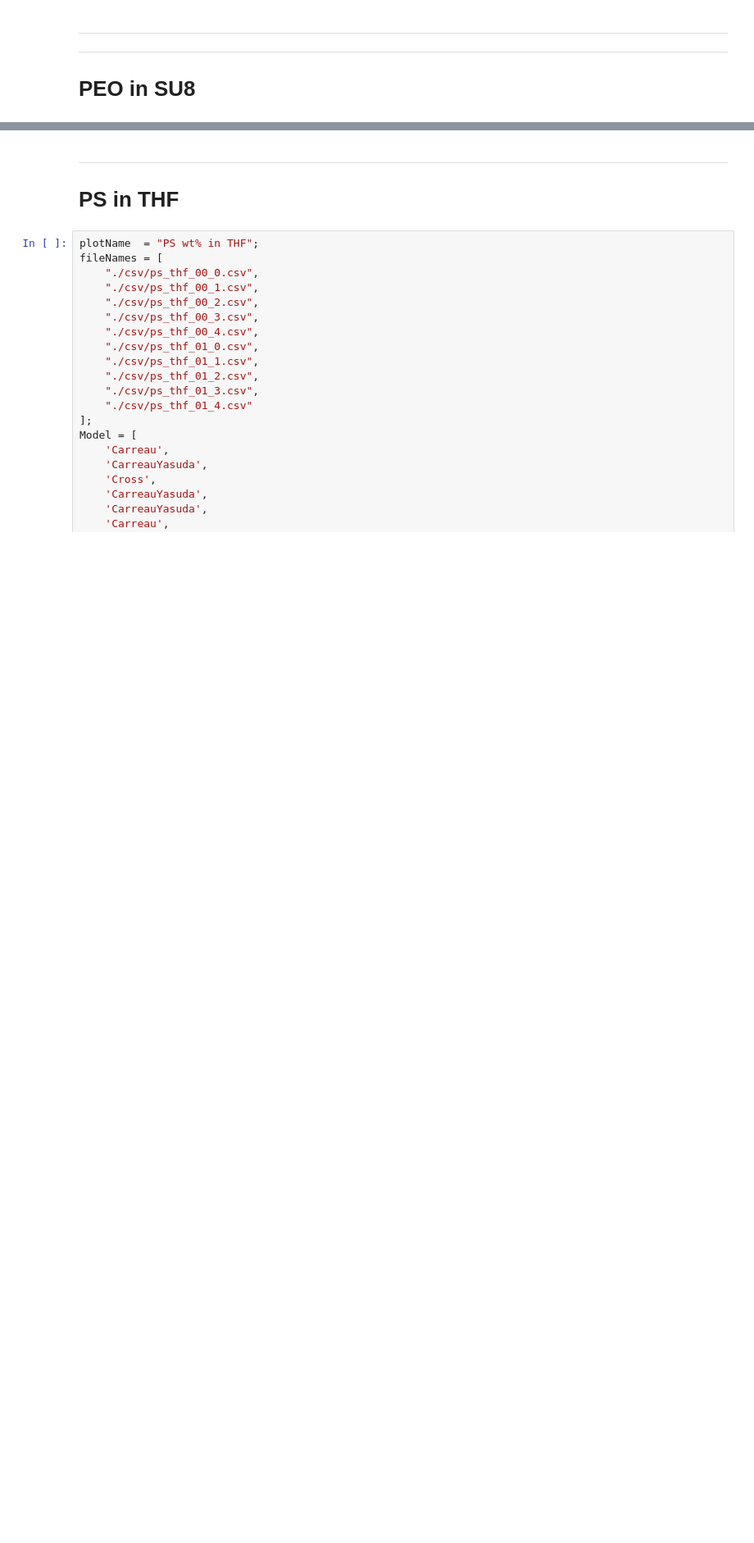
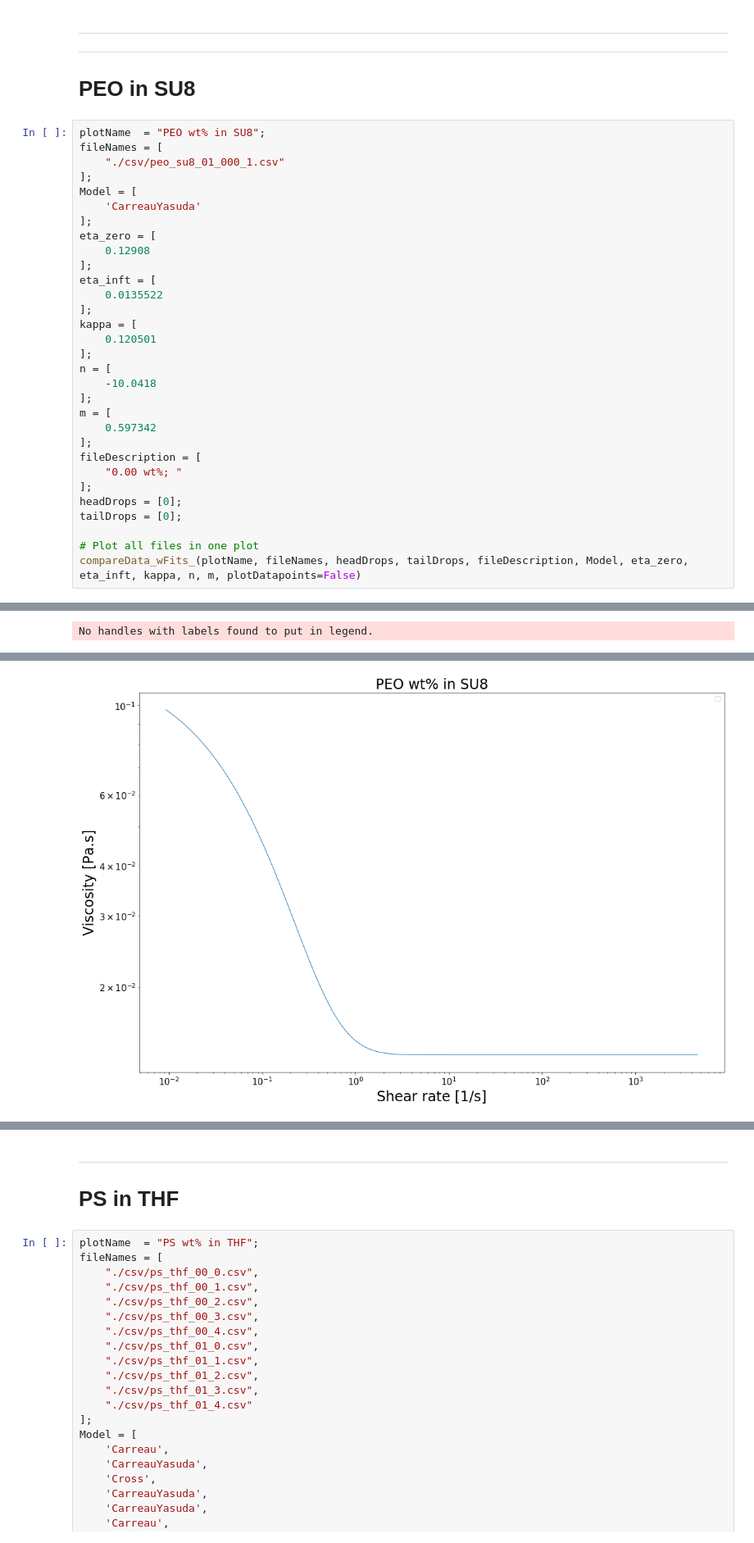
Before and after one commit to KiraSensei13/MNT_ITESM_Thesis, a Jupyter notebook: Viscosity/TRIOSplots.ipynb, the cells around one changed output, grey strips where cells are left out. Shown at 82% size. Cells and saved outputs as stored; diff of their text form; blank space fills up the shorter version.

```diff
--- a/Viscosity/TRIOSplots.ipynb
+++ b/Viscosity/TRIOSplots.ipynb
@@ -298,3 +300,35 @@ def compareData_wFits_(plotname, filemanes, headDrop, tailDrop, plotlabels, Mode
 ---
 ---
 # PEO in SU8
+# %%
+plotName  = "PEO wt% in SU8";
+fileNames = [
+    "./csv/peo_su8_01_000_1.csv"
+];
+Model = [
+    'CarreauYasuda'
+];
+eta_zero = [
+    0.12908
+];
+eta_inft = [
+    0.0135522
+];
+kappa = [
+    0.120501
+];
+n = [
+    -10.0418
+];
+m = [
+    0.597342
+];
+fileDescription = [
+    "0.00 wt%; "
+];
+headDrops = [0];
+tailDrops = [0];
+
+# Plot all files in one plot
+compareData_wFits_(plotName, fileNames, headDrops, tailDrops, fileDescription, Model, eta_zero, eta_inft, kappa, n, m, plotDatapoints=False)
+# %% [output]
@@ -300,0 +349 @@ def compareData_wFits_(plotname, filemanes, headDrop, tailDrop, plotlabels, Mode
+No handles with labels found to put in legend.
@@ -301,3 +351,4 @@ def compareData_wFits_(plotname, filemanes, headDrop, tailDrop, plotlabels, Mode
+[figure, added]
 # %%
 plotName  = "PEO wt% in SU8";
 fileNames = [
```
Also changed, not shown: parts of 3 cells of this notebook, 6 other files.
